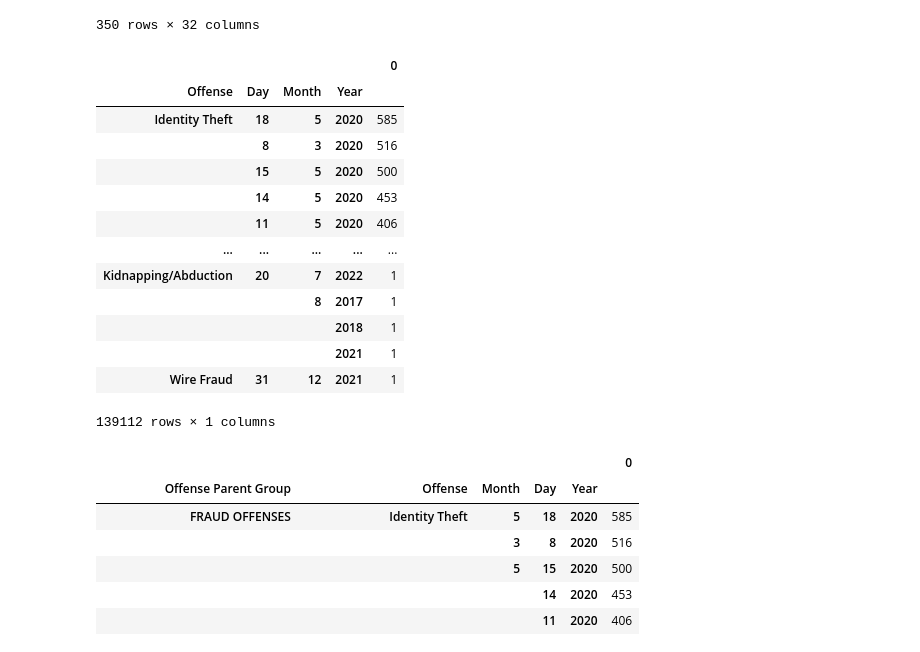
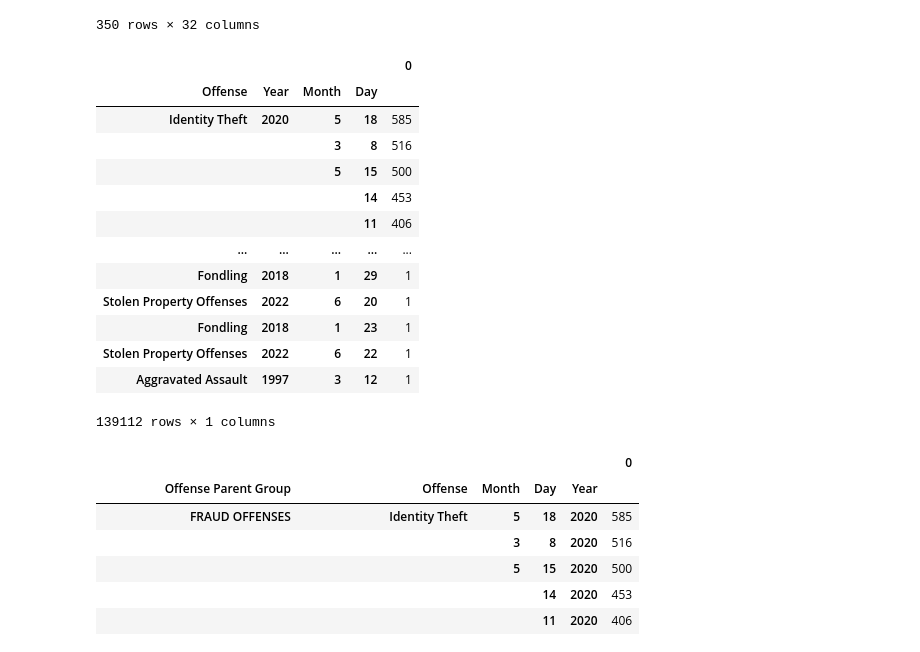
Before and after one commit to Aleph-Null-123/2023-Datathon-Project, a Jupyter notebook: notebooks/linearregression.ipynb, the cells around one changed output. Drawn from its saved outputs; the diff is of its cells as text; code cells hidden in the pictures.

```diff
--- a/notebooks/linearregression.ipynb
+++ b/notebooks/linearregression.ipynb
@@ -202,21 +200,21 @@ two_param("Offense Parent Group")
 |  | 2022 | 0.0 | 0.0 | 0.0 | 0.0 | ... |
 350 rows × 32 columns
 # %%
-compress(df, ["Day", "Month", "Year"], "Offense").
+compress(df, ["Year", "Month", "Day"], "Offense")
 # %% [output]
 |  |  |  |  | 0 |
-| Offense | Day | Month | Year |  |
-| Identity Theft | 18 | 5 | 2020 | 585 |
-|  | 8 | 3 | 2020 | 516 |
-|  | 15 | 5 | 2020 | 500 |
-|  | 14 | 5 | 2020 | 453 |
-|  | 11 | 5 | 2020 | 406 |
+| Offense | Year | Month | Day |  |
+| Identity Theft | 2020 | 5 | 18 | 585 |
+|  |  | 3 | 8 | 516 |
+|  |  | 5 | 15 | 500 |
+|  |  |  | 14 | 453 |
+|  |  |  | 11 | 406 |
 | ... | ... | ... | ... | ... |
-| Kidnapping/Abduction | 20 | 7 | 2022 | 1 |
-|  |  | 8 | 2017 | 1 |
-|  |  |  | 2018 | 1 |
-|  |  |  | 2021 | 1 |
-| Wire Fraud | 31 | 12 | 2021 | 1 |
+| Fondling | 2018 | 1 | 29 | 1 |
+| Stolen Property Offenses | 2022 | 6 | 20 | 1 |
+| Fondling | 2018 | 1 | 23 | 1 |
+| Stolen Property Offenses | 2022 | 6 | 22 | 1 |
+| Aggravated Assault | 1997 | 3 | 12 | 1 |
 139112 rows × 1 columns
 # %%
 df.value_counts().to_frame()
```
Also changed, not shown: parts of 6 cells of this notebook.
